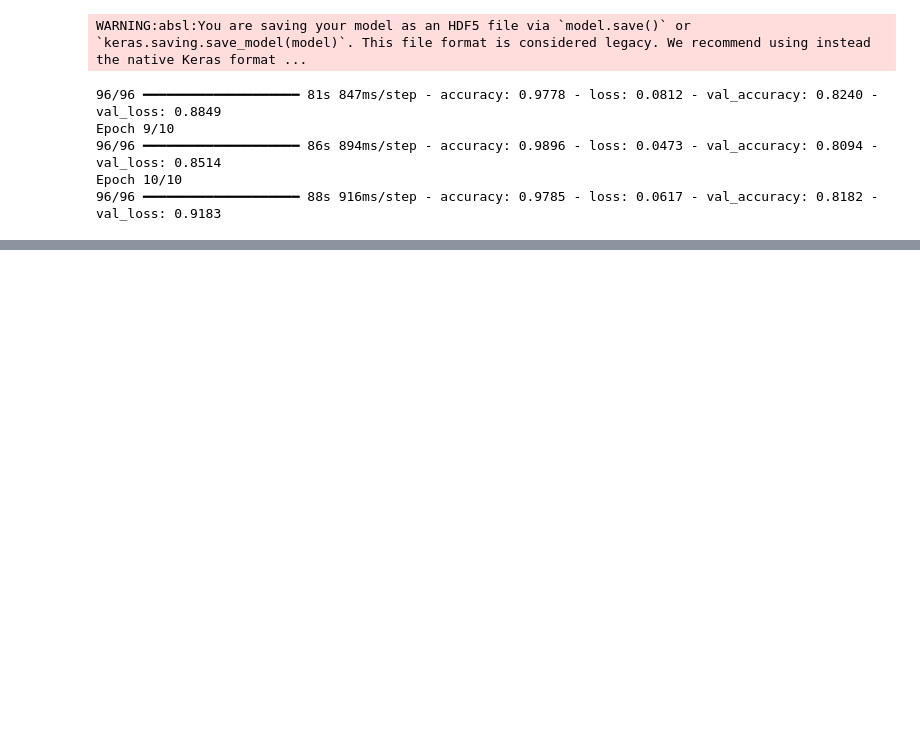
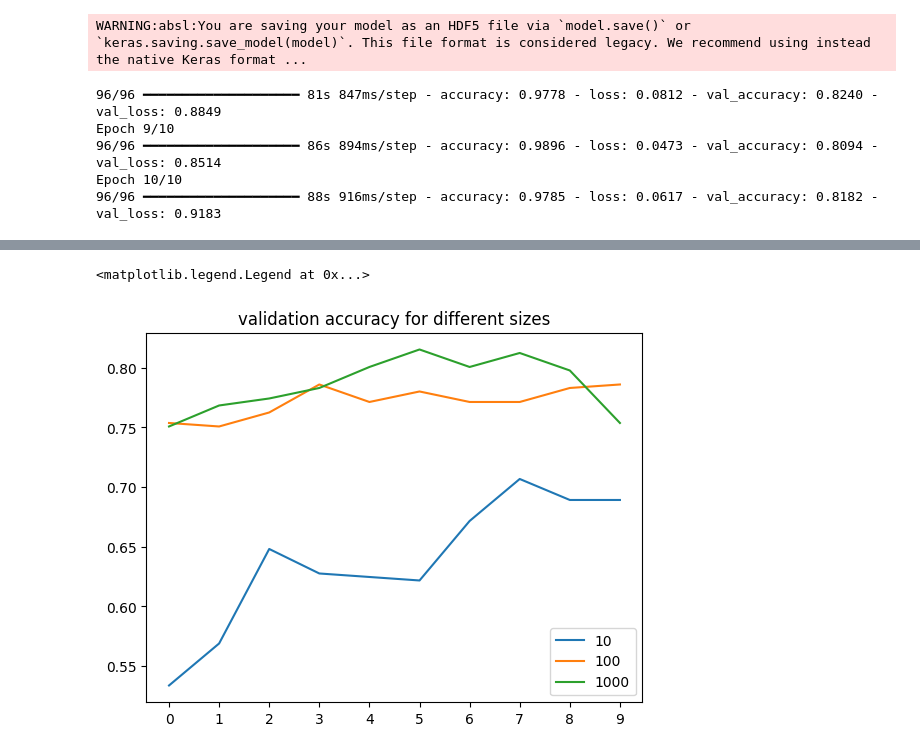
Before and after one commit to codevalhalla/ml-fashion-classification, a Jupyter notebook: notebooks/fashion-classification.ipynb, the cells around one changed output, grey strips where cells are left out. Saved outputs shown, nothing was run; the diff lists cells and outputs as text; code cells hidden in the pictures; blank space fills up the shorter version.

```diff
--- a/notebooks/fashion-classification.ipynb
+++ b/notebooks/fashion-classification.ipynb
@@ -341,0 +436,12 @@ Epoch 10/10
+# %%
+
+for size, hist in inner_layer_size_scores.items():
+    #plt.plot(hist['accuracy'],label=size)
+    plt.plot(hist['val_accuracy'],label=size)
+
+plt.xticks(np.arange(10))
+plt.title('validation accuracy for different sizes')
+plt.legend()
+# %% [output]
+<matplotlib.legend.Legend at 0x...>
+[figure, added]
```
Also changed, not shown: parts of 6 cells of this notebook.
